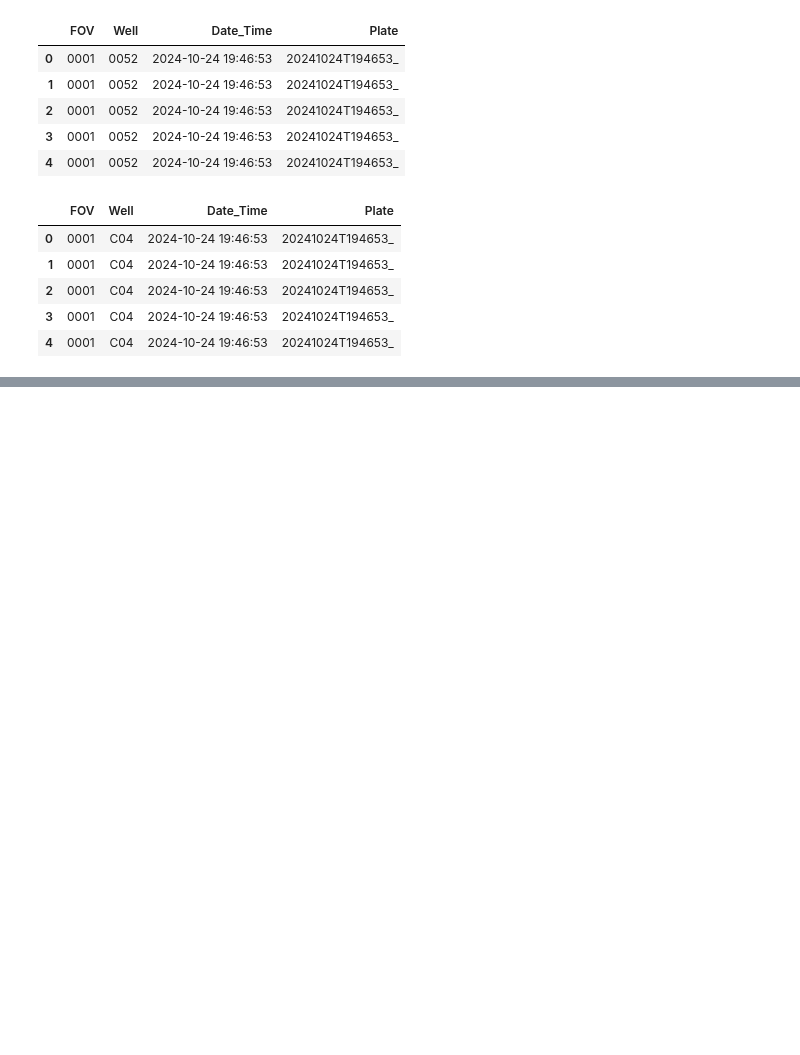
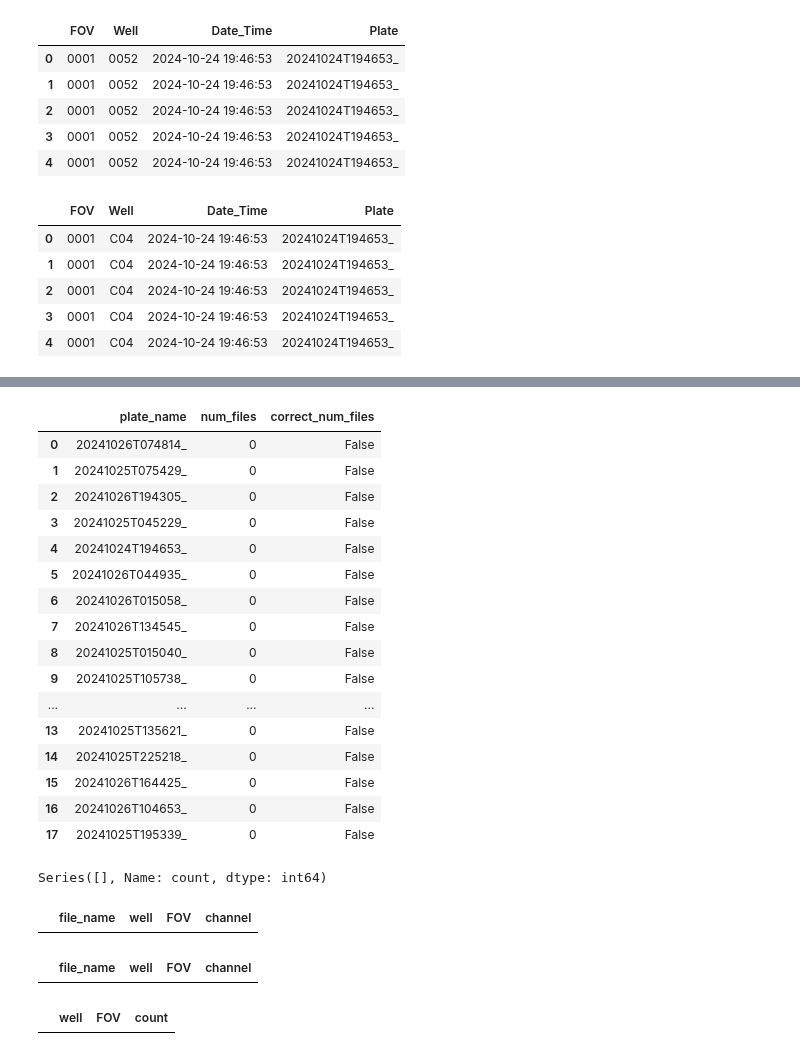
Before and after one commit to MikeLippincott/pyroptosis_live-cell_timelapse, a Jupyter notebook: Wave1_data/1.preprocess_data/notebooks/preprocess_raw_data.ipynb, the cells around one changed output, grey strips where cells are left out. Cells and saved outputs as stored; diff of their text form; code cells hidden in the pictures; blank space fills up the shorter version.

```diff
--- a/Wave1_data/1.preprocess_data/notebooks/preprocess_raw_data.ipynb
+++ b/Wave1_data/1.preprocess_data/notebooks/preprocess_raw_data.ipynb
@@ -491,0 +501,80 @@ Length: 8, dtype: datetime64[ns]
+# %%
+# check that there are
+# 5 fovs * 5 channels * 96 wells = 2400 images per plate
+# get the dirs in the data directory
+dirs = glob.glob(str(pathlib.Path("../../../data/raw") / "*"))
+dirs = [x for x in dirs if pathlib.Path(x).is_dir()]
+plate_dict = {
+    "plate_name": [],
+    "num_files": [],
+}
+for dir in dirs:
+    # get the files in the dir
+    files = glob.glob(str(pathlib.Path(dir) / "*"))
+    files = [x for x in files if pathlib.Path(x).is_file()]
+    plate_dict["plate_name"].append(pathlib.Path(dir).name)
+    plate_dict["num_files"].append(len(files))
+plate_df = pd.DataFrame(plate_dict)
+plate_df["correct_num_files"] = plate_df["num_files"] == 2400
+# sort by correct_num_files
+plate_df.sort_values(by="correct_num_files", inplace=True)
+plate_df.reset_index(drop=True, inplace=True)
+plate_df
+# %% [output]
+|  | plate_name | num_files | correct_num_files |
+| 0 | 20241026T074814_ | 0 | False |
+| 1 | 20241025T075429_ | 0 | False |
+| 2 | 20241026T194305_ | 0 | False |
+| 3 | 20241025T045229_ | 0 | False |
+| 4 | 20241024T194653_ | 0 | False |
+| 5 | 20241026T044935_ | 0 | False |
+| 6 | 20241026T015058_ | 0 | False |
+| 7 | 20241026T134545_ | 0 | False |
+| 8 | 20241025T015040_ | 0 | False |
+| 9 | 20241025T105738_ | 0 | False |
+| ... | ... | ... | ... |
+| 13 | 20241025T135621_ | 0 | False |
+| 14 | 20241025T225218_ | 0 | False |
+| 15 | 20241026T164425_ | 0 | False |
+| 16 | 20241026T104653_ | 0 | False |
+| 17 | 20241025T195339_ | 0 | False |
+# %%
+# get all files in the 20241026T164425_ dir
+files = glob.glob(str(pathlib.Path("../../../data/raw/20241026T164425_") / "*"))
+files = [pathlib.Path(x).stem for x in files if pathlib.Path(x).is_file()]
+df = pd.DataFrame(files, columns=["file_name"])
+df["well"] = df["file_name"].str.split("F").str[0]
+df["FOV"] = df["file_name"].str.split("F").str[1].str.split("T").str[0]
+df["channel"] = df["file_name"].str.split("F").str[1].str.split("Z001").str[1]
+# sort by well, FOV, channel
+df.sort_values(by=["well", "FOV", "channel"], inplace=True)
+
+# get the value counts for well, FOV
+df[["well", "FOV"]].value_counts().sort_values()
+# %% [output]
+Series([], Name: count, dtype: int64)
+# %%
+# get FOV 4 and well 0318 in the df
+df[(df["well"] == "W0321")]
+# %% [output]
+|  | file_name | well | FOV | channel |
+# %%
+# get FOV 4 and well 0318 in the df
+df[(df["well"] == "W0322")]
+# %% [output]
+|  | file_name | well | FOV | channel |
+# %%
+# get all files in the 20241026T164425_ dir
+files = glob.glob(str(pathlib.Path("../../../data/raw/20241025T045229_") / "*"))
+files = [pathlib.Path(x).stem for x in files if pathlib.Path(x).is_file()]
+df = pd.DataFrame(files, columns=["file_name"])
+df["well"] = df["file_name"].str.split("F").str[0]
+df["FOV"] = df["file_name"].str.split("F").str[1].str.split("T").str[0]
+df["channel"] = df["file_name"].str.split("F").str[1].str.split("Z001").str[1]
+# sort by well, FOV, channel
+df.sort_values(by=["well", "FOV", "channel"], inplace=True)
+
+# get the value counts for well, FOV
+df[["well", "FOV"]].value_counts().reset_index().sort_values(by=["count"])
+# %% [output]
+|  | well | FOV | count |
```
Also changed, not shown: parts of 8 cells of this notebook, 12 other files.
